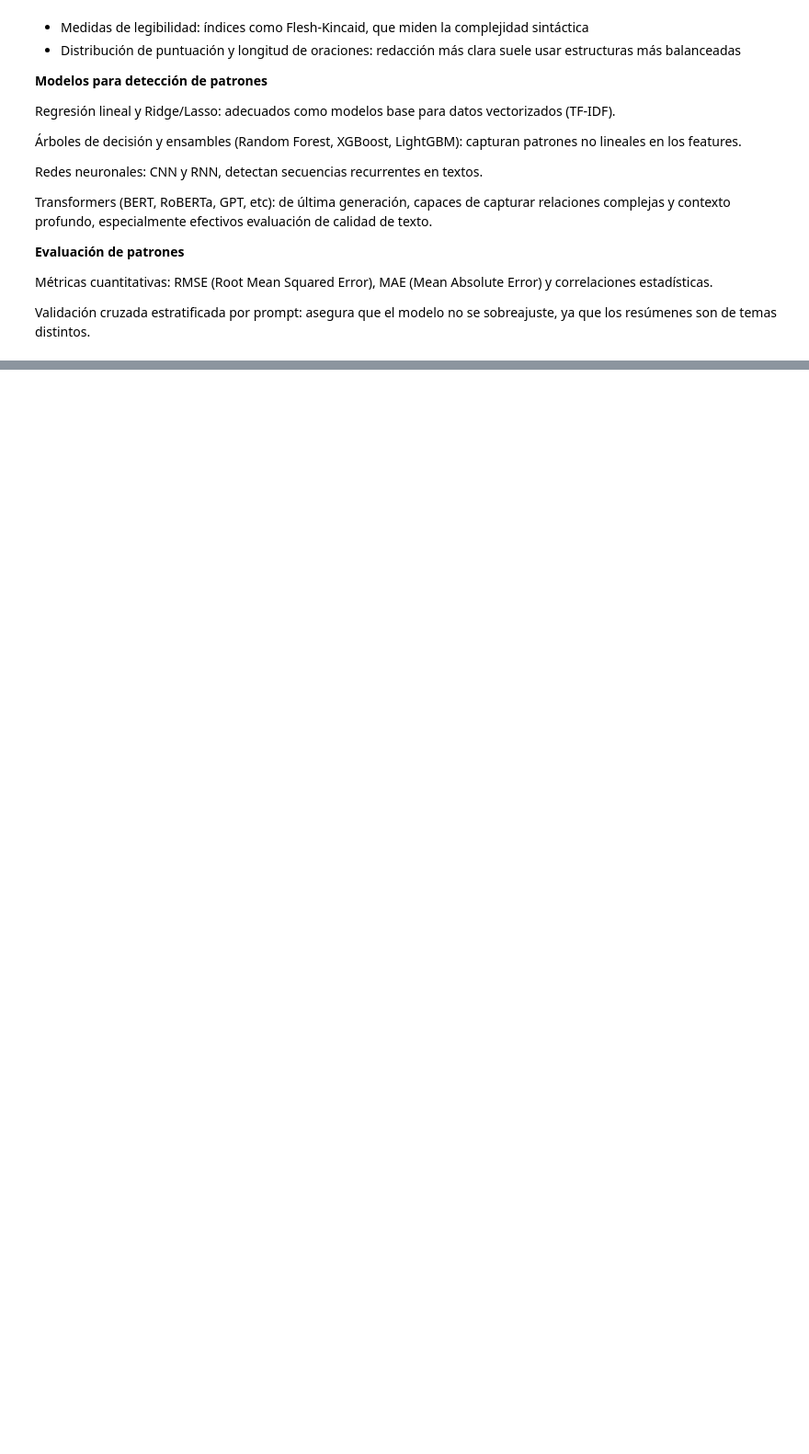
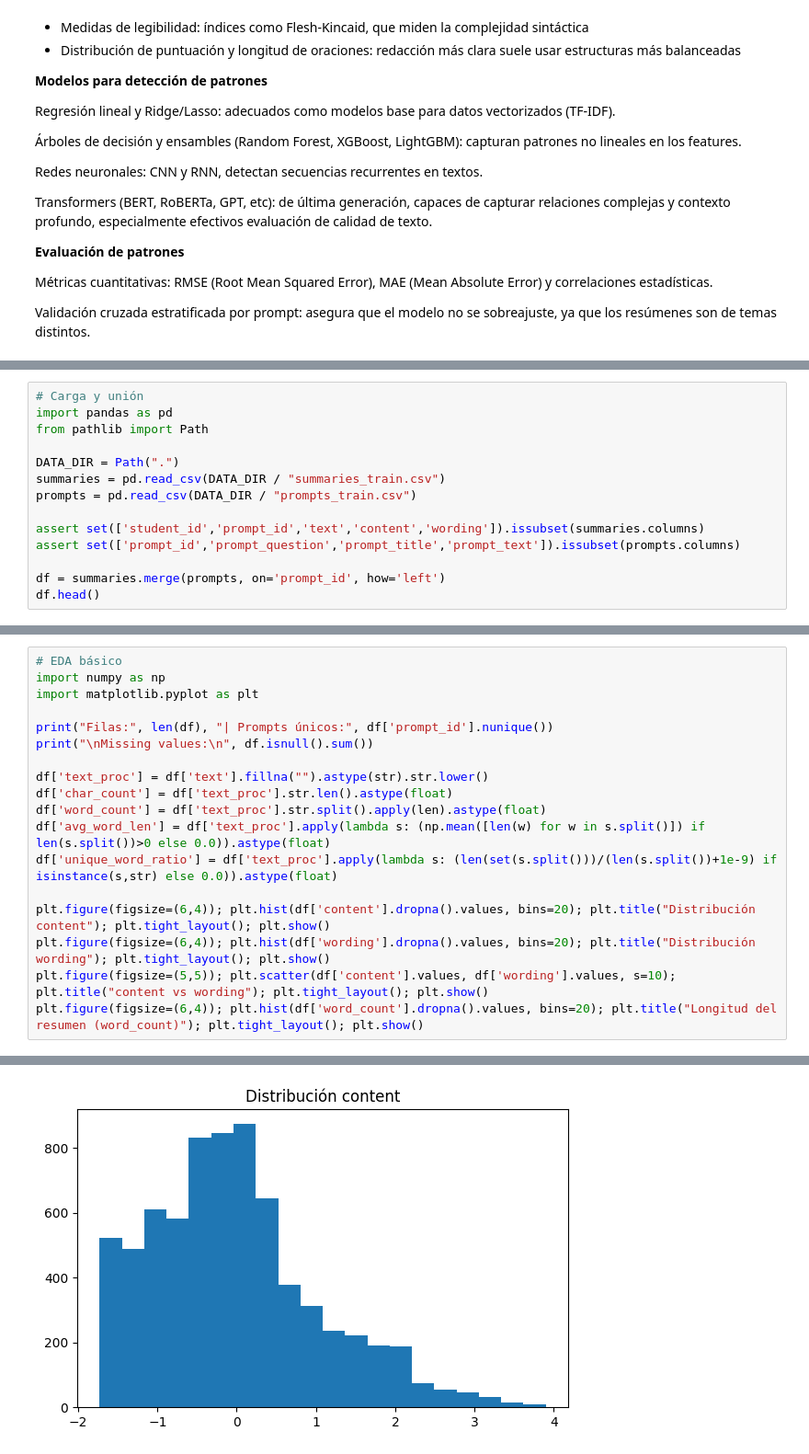
Before and after one commit to Saiyan-Javi/Proyecto2DS, a Jupyter notebook: Proyecto2DS.ipynb, the cells around one changed output, grey strips where cells are left out. Shown: that part at 92% size. Drawn from its saved outputs; the diff is of its cells as text; blank space fills up the shorter version.

```diff
--- a/Proyecto2DS.ipynb
+++ b/Proyecto2DS.ipynb
@@ -359,0 +99,14 @@ En los resultados se puede identificar una correlación moderada positiva entre
+# %%
+# Carga y unión
+import pandas as pd
+from pathlib import Path
+
+DATA_DIR = Path(".")
+summaries = pd.read_csv(DATA_DIR / "summaries_train.csv")
+prompts = pd.read_csv(DATA_DIR / "prompts_train.csv")
+
+assert set(['student_id','prompt_id','text','content','wording']).issubset(summaries.columns)
+assert set(['prompt_id','prompt_question','prompt_title','prompt_text']).issubset(prompts.columns)
+
+df = summaries.merge(prompts, on='prompt_id', how='left')
+df.head()
@@ -359,0 +120,19 @@ En los resultados se puede identificar una correlación moderada positiva entre
+# %%
+# EDA básico
+import numpy as np
+import matplotlib.pyplot as plt
+
+print("Filas:", len(df), "| Prompts únicos:", df['prompt_id'].nunique())
+print("\nMissing values:\n", df.isnull().sum())
+
+df['text_proc'] = df['text'].fillna("").astype(str).str.lower()
+df['char_count'] = df['text_proc'].str.len().astype(float)
+df['word_count'] = df['text_proc'].str.split().apply(len).astype(float)
+df['avg_word_len'] = df['text_proc'].apply(lambda s: (np.mean([len(w) for w in s.split()]) if len(s.split())>0 else 0.0)).astype(float)
+df['unique_word_ratio'] = df['text_proc'].apply(lambda s: (len(set(s.split()))/(len(s.split())+1e-9) if isinstance(s,str) else 0.0)).astype(float)
+
+plt.figure(figsize=(6,4)); plt.hist(df['content'].dropna().values, bins=20); plt.title("Distribución content"); plt.tight_layout(); plt.show()
+plt.figure(figsize=(6,4)); plt.hist(df['wording'].dropna().values, bins=20); plt.title("Distribución wording"); plt.tight_layout(); plt.show()
+plt.figure(figsize=(5,5)); plt.scatter(df['content'].values, df['wording'].values, s=10); plt.title("content vs wording"); plt.tight_layout(); plt.show()
+plt.figure(figsize=(6,4)); plt.hist(df['word_count'].dropna().values, bins=20); plt.title("Longitud del resumen (word_count)"); plt.tight_layout(); plt.show()
+# %% [output]
@@ -359,0 +151 @@ En los resultados se puede identificar una correlación moderada positiva entre
+[figure, added]
```
Also changed, not shown: parts of 27 cells of this notebook.
